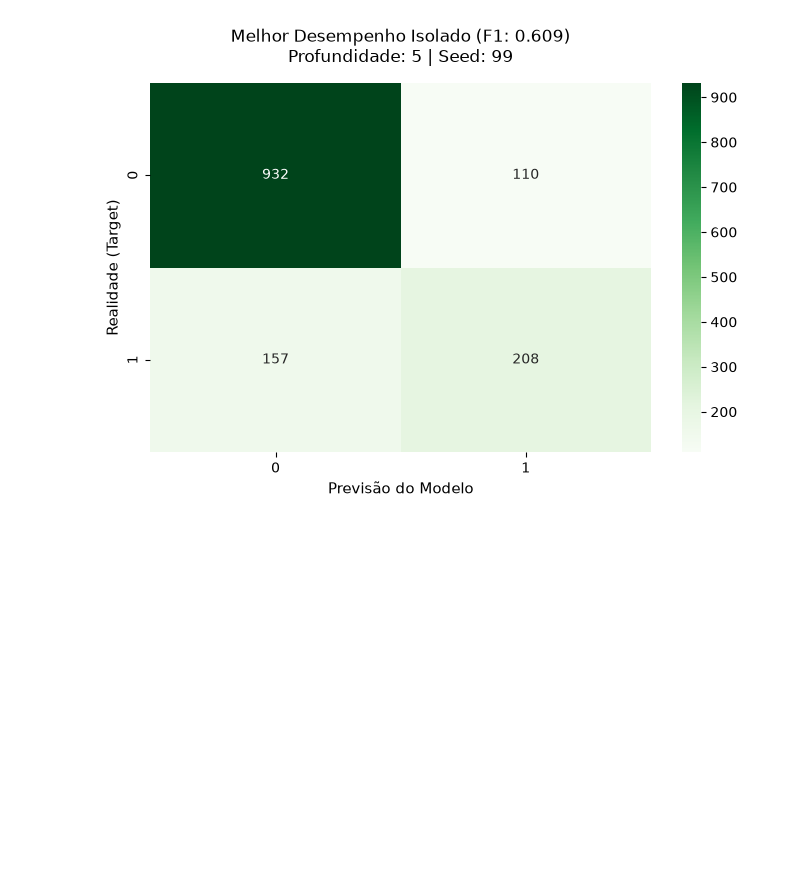
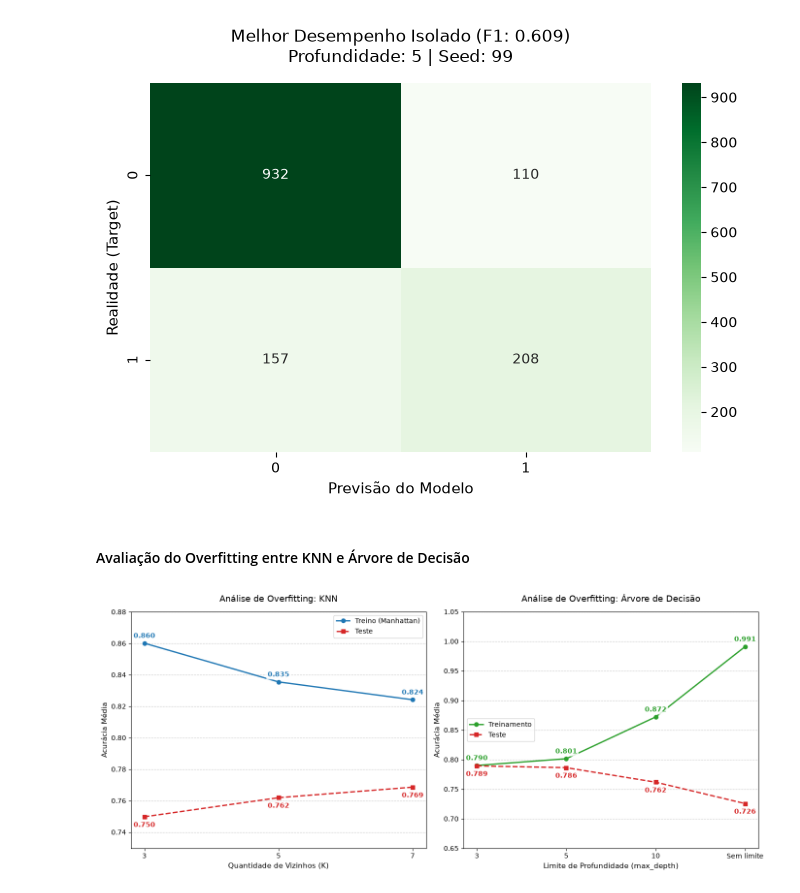
Before and after one commit to ThePocketRocket/Projeto-Segunda-Unidade, a Jupyter notebook: notebooks/estudo.ipynb, the cells around one changed output. Saved outputs shown, nothing was run; the diff lists cells and outputs as text; code cells hidden in the pictures; blank space fills up the shorter version.

Commit message:
adição da análise de overfitting

```diff
--- a/notebooks/estudo.ipynb
+++ b/notebooks/estudo.ipynb
@@ -549,3 +549,55 @@ plt.tight_layout()
 plt.show()
 # %% [output]
 [figure]
+# %% [markdown]
+#### Avaliação do Overfitting entre KNN e Árvore de Decisão
+# %%
+rotulos_arvore = ["Sem limite" if prof is None else str(prof) for prof in limites_profundidade]
+treino_arvore = [medias_arvore_treinamento[prof] for prof in limites_profundidade]
+teste_arvore = [medias_arvore_teste[prof]['acuracia'] for prof in limites_profundidade]
+
+rotulos_knn = [str(k) for k in quantidades_vizinhos]
+treino_knn = [medias_knn_treinamento[k]['manhattan'] for k in quantidades_vizinhos]
+teste_knn = [medias_knn_teste[k]['manhattan']['acuracia'] for k in quantidades_vizinhos]
+
+fig, eixos = plt.subplots(1, 2, figsize=(14, 6))
+
+estilo_caixa = dict(boxstyle="round,pad=0.2", facecolor="white", edgecolor="none", alpha=0.85)
+
+eixos[0].plot(rotulos_knn, treino_knn, marker='o', linestyle='-', color='#1f77b4', linewidth=2, label='Treino (Manhattan)')
+eixos[0].plot(rotulos_knn, teste_knn, marker='s', linestyle='--', color='#d62728', linewidth=2, label='Teste')
+eixos[0].set_title('Análise de Overfitting: KNN', fontsize=13, pad=15)
+eixos[0].set_xlabel('Quantidade de Vizinhos (K)', fontsize=11)
+eixos[0].set_ylabel('Acurácia Média', fontsize=11)
+eixos[0].legend()
+eixos[0].grid(axis='y', linestyle='--', alpha=0.6)
+
+y_min_knn, y_max_knn = min(teste_knn), max(treino_knn)
+eixos[0].set_ylim(y_min_knn - 0.02, y_max_knn + 0.02)
+
+for i in range(len(rotulos_knn)):
+    eixos[0].annotate(f"{treino_knn[i]:.3f}", xy=(i, treino_knn[i]), xytext=(0, 8),
+                      textcoords="offset points", ha='center', color='#1f77b4', fontweight='bold', bbox=estilo_caixa)
+    eixos[0].annotate(f"{teste_knn[i]:.3f}", xy=(i, teste_knn[i]), xytext=(0, -15),
+                      textcoords="offset points", ha='center', color='#d62728', fontweight='bold', bbox=estilo_caixa)
+
+eixos[1].plot(rotulos_arvore, treino_arvore, marker='o', linestyle='-', color='#2ca02c', linewidth=2, label='Treinamento')
+eixos[1].plot(rotulos_arvore, teste_arvore, marker='s', linestyle='--', color='#d62728', linewidth=2, label='Teste')
+eixos[1].set_title('Análise de Overfitting: Árvore de Decisão', fontsize=13, pad=15)
+eixos[1].set_xlabel('Limite de Profundidade (max_depth)', fontsize=11)
+eixos[1].set_ylabel('Acurácia Média', fontsize=11)
+eixos[1].legend(loc='center left')
+eixos[1].grid(axis='y', linestyle='--', alpha=0.6)
+
+eixos[1].set_ylim(0.65, 1.05)
+
+for i in range(len(rotulos_arvore)):
+    eixos[1].annotate(f"{treino_arvore[i]:.3f}", xy=(i, treino_arvore[i]), xytext=(0, 8),
+                      textcoords="offset points", ha='center', color='#2ca02c', fontweight='bold', bbox=estilo_caixa)
+    eixos[1].annotate(f"{teste_arvore[i]:.3f}", xy=(i, teste_arvore[i]), xytext=(0, -15),
+                      textcoords="offset points", ha='center', color='#d62728', fontweight='bold', bbox=estilo_caixa)
+
+plt.tight_layout()
+plt.show()
+# %% [output]
+[figure, added]
```
Also changed, not shown: 2 other files.
